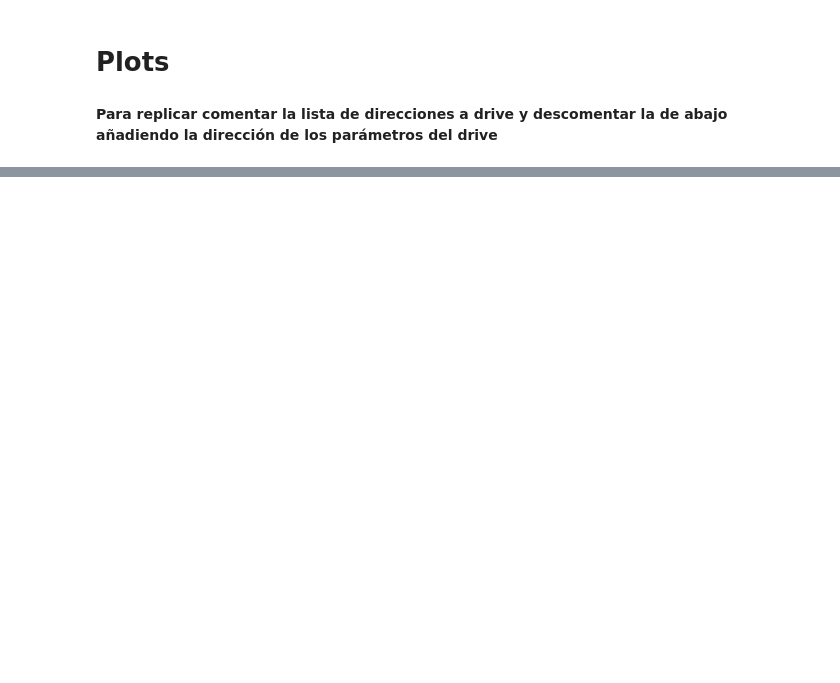
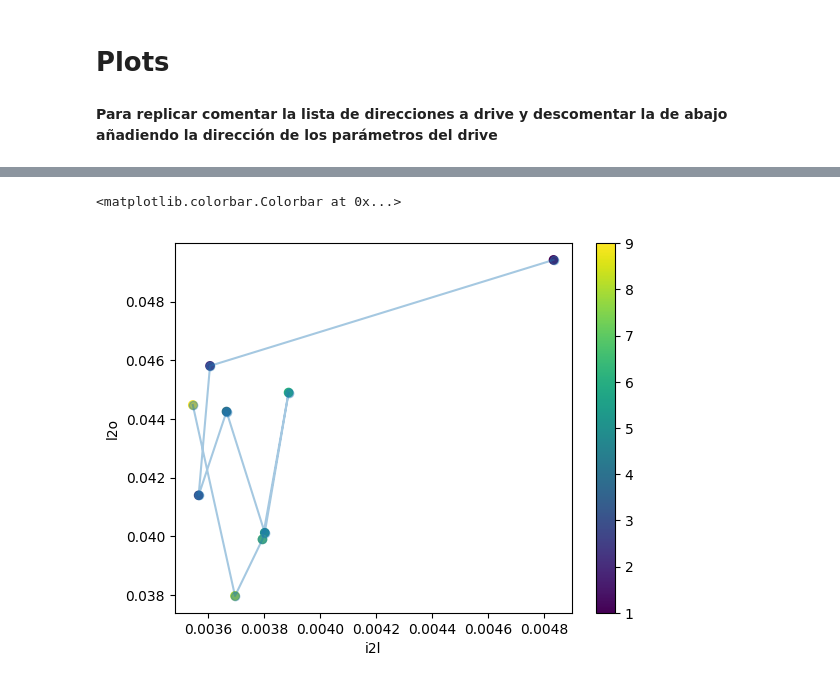
Before and after one commit to feborja/EL7024, a Jupyter notebook: VGG_training.ipynb, the cells around one changed output, grey strips where cells are left out. Saved outputs shown, nothing was run; the diff lists cells and outputs as text; code cells hidden in the pictures; blank space fills up the shorter version.

```diff
--- a/VGG_training.ipynb
+++ b/VGG_training.ipynb
@@ -25,3 +35,14 @@ SAVE_PATH = "/content/gdrive/MyDrive/VGG"
+# %%
+files =['C:\\Users\\TheSy\\Downloads\\MLP\\eachMLPParams_Clean_10.pt',
+        'C:\\Users\\TheSy\\Downloads\\MLP\\eachMLPParams_Clean_50.pt',
+        'C:\\Users\\TheSy\\Downloads\\MLP\\eachMLPParams_Clean_100.pt',
+        'C:\\Users\\TheSy\\Downloads\\MLP\\eachMLPParams_Clean_150.pt',
+        'C:\\Users\\TheSy\\Downloads\\MLP\\eachMLPParams_Clean_200.pt',
+        'C:\\Users\\TheSy\\Downloads\\MLP\\eachMLPParams_Clean_250.pt',
+        'C:\\Users\\TheSy\\Downloads\\MLP\\eachMLPParams_Clean_300.pt',
+        'C:\\Users\\TheSy\\Downloads\\MLP\\eachMLPParams_Clean_350.pt',
+        'C:\\Users\\TheSy\\Downloads\\MLP\\eachMLPParams_Clean_400.pt',
+]
 # %% [markdown]
 # Modelo
 # %%
@@ -452,0 +545,11 @@ Val acc 69.89999999999999
+# %%
+# plt.scatter(x = np.mean(i2l, axis = 1), y = np.array(l2o), c = [1, 2, 3,])
+plt.scatter(x = np.mean(i2l, axis = 1), y = np.array(l2o), c = [1, 2, 3, 4, 5, 6, 7, 8, 9])
+plt.plot(np.mean(i2l, axis = 1), np.array(l2o), '-o', alpha = 0.4)
+plt.xlabel("i2l")
+plt.ylabel("l2o")
+# plt.title()
+plt.colorbar()
+# %% [output]
+<matplotlib.colorbar.Colorbar at 0x...>
+[figure, added]
```
Also changed, not shown: parts of 24 cells of this notebook.
